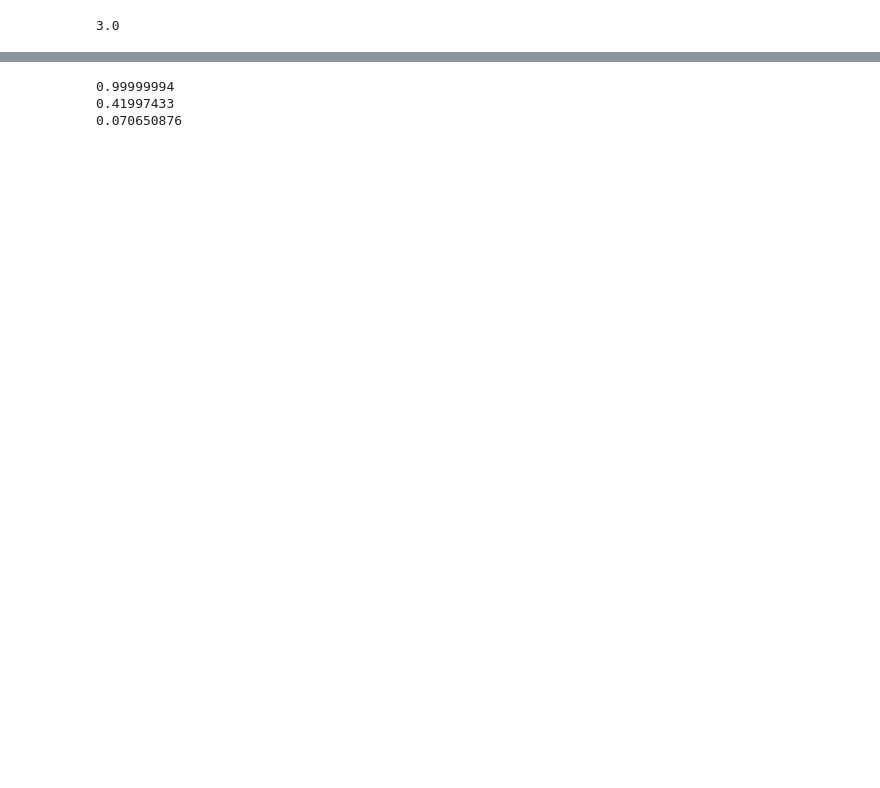
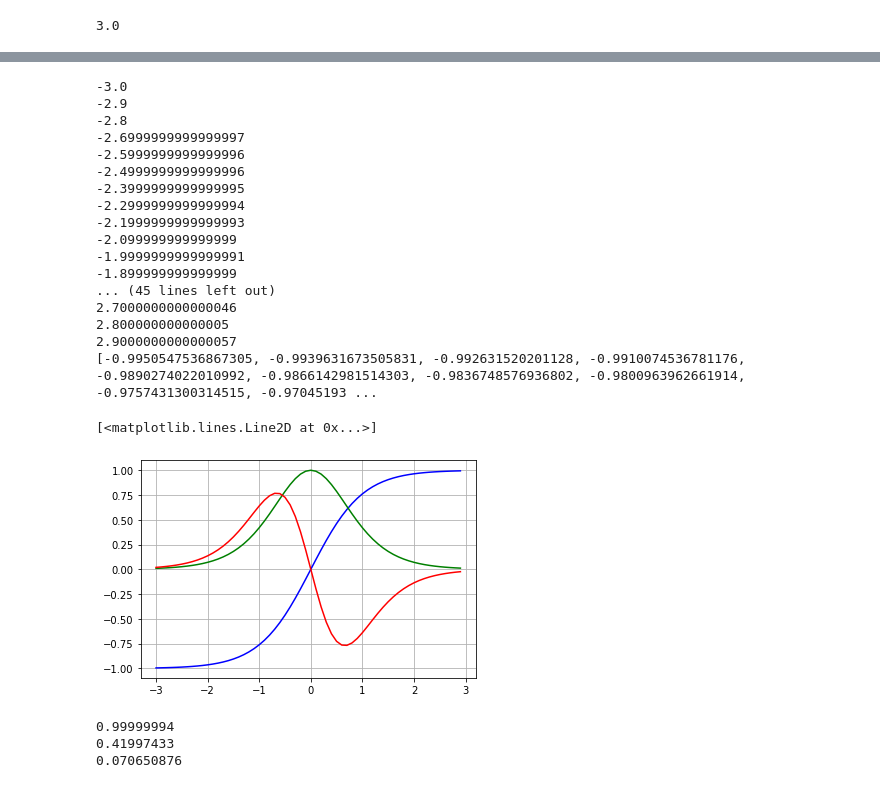
Before and after one commit to mm-ten/reinforcer, a Jupyter notebook: TF_gradient_tape.ipynb, the cells around one changed output, grey strips where cells are left out. Drawn from its saved outputs; the diff is of its cells as text; code cells hidden in the pictures; blank space fills up the shorter version.

Commit message:
added GradientTape examples for n-order derivative calculation

```diff
--- a/TF_gradient_tape.ipynb
+++ b/TF_gradient_tape.ipynb
@@ -13,3 +17,73 @@ print(sess.run(c))
+# %%
+sess = tf.compat.v1.Session()
+
+x_lst       = np.arange(-3, 3, 0.1)
+y_lst       = []
+dy_dx_lst   = []
+d2y_dx2_lst = []
+d3y_dx3_lst = []
+
+for i in range(0, len(x_lst)):
+    x = x_lst[i]
+    print(x)
+    x_tensor = tf.constant(float(x))
+
+
+
+
+    x_tensor = tf.constant(x)
+    with tf.GradientTape() as g:
+        # tf.constants are not automatically watched by tf.GradientTape's,
+        # so they have to be watched explicitly (g.watch(x)).
+        # tf.Variable's are watched automaticaly, unless their "trainable=False" is set.
+        g.watch(x_tensor)
+
+
+        with tf.GradientTape() as gg:
+            gg.watch(x_tensor)
+
+            with tf.GradientTape() as ggg:
+                y_tensor = tf.math.tanh(x_tensor)
+
+            # IMPORTANT!! - "dy_dx" has to be calculated within the "g" context,
+            #               so that that GradientTape tracks it for the second-order
+            #               derivative calculation ("d2y_dx2").
+            dy_dx = ggg.gradient(y_tensor, x_tensor)
+
+    d2y_dx2 = g.gradient(dy_dx, x_tensor)
+
+
+    y = sess.run(y_tensor)
+    y_lst.append(y)
+
+    dy_dx_lst.append(sess.run(dy_dx))
+    d2y_dx2_lst.append(sess.run(d2y_dx2))
+
+
+plt.grid(True)
+plt.plot(x_lst, y_lst, "b")
+plt.plot(x_lst, dy_dx_lst, "g")
+plt.plot(x_lst, d2y_dx2_lst, "r")
+# %% [output]
+-3.0
+-2.9
+-2.8
+-2.6999999999999997
+-2.5999999999999996
+-2.4999999999999996
+-2.3999999999999995
+-2.2999999999999994
+-2.1999999999999993
+-2.099999999999999
+-1.9999999999999991
+-1.899999999999999
+... (45 lines left out)
+2.7000000000000046
+2.800000000000005
+2.9000000000000057
+[-0.9950547536867305, -0.9939631673505831, -0.992631520201128, -0.9910074536781176, -0.9890274022010992, -0.9866142981514303, -0.9836748576936802, -0.9800963962661914, -0.9757431300314515, -0.97045193 ...
+[<matplotlib.lines.Line2D at 0x...>]
+[figure, added]
 # %%
 
 import math
```
Also changed, not shown: parts of 3 cells of this notebook.
